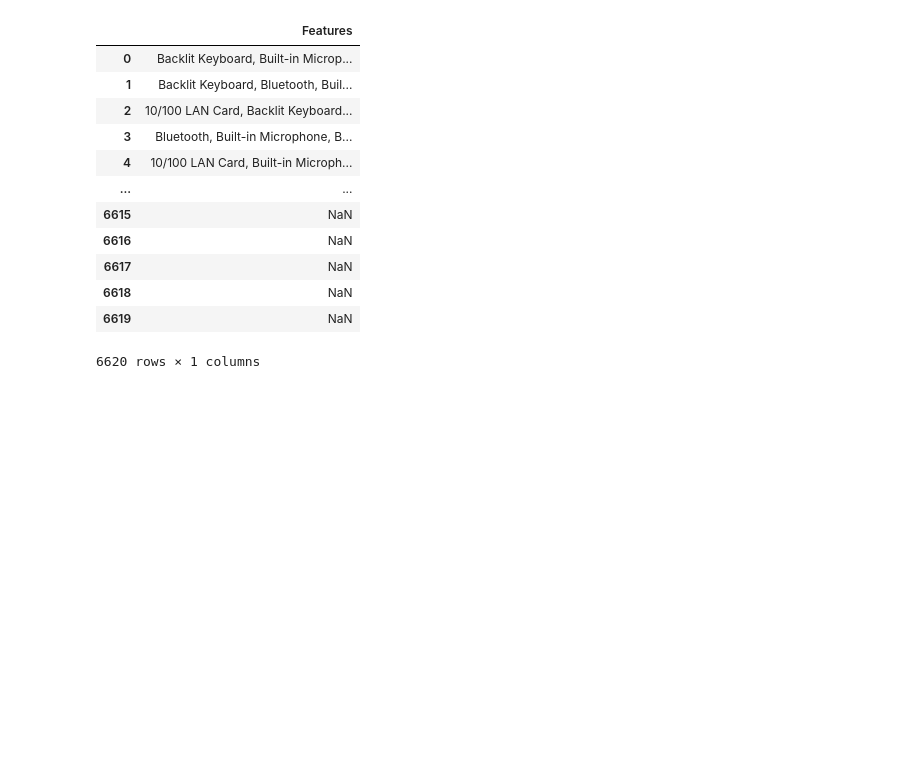
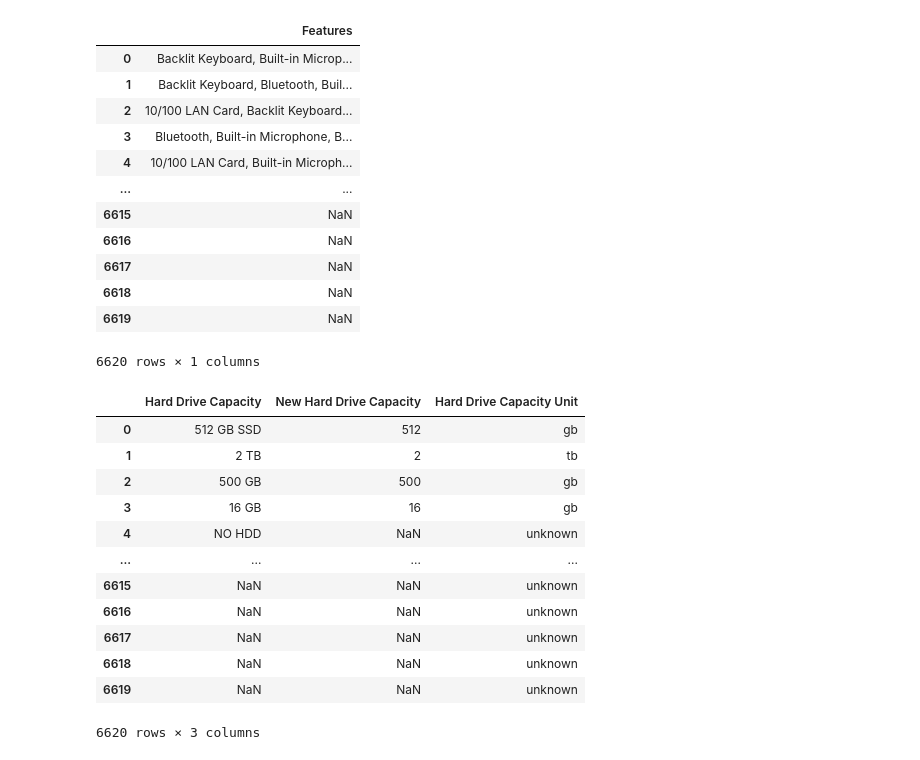
Before and after one commit to ElvinRustamov/Data-Enthusiast-Learning-Journey-Work-Samples, a Jupyter notebook: Ebay Scraper/cleaning.ipynb, the cells around one changed output. Drawn from its saved outputs; the diff is of its cells as text; code cells hidden in the pictures; blank space fills up the shorter version.

```diff
--- a/Ebay Scraper/cleaning.ipynb
+++ b/Ebay Scraper/cleaning.ipynb
@@ -642,0 +621,59 @@ data['Hard Drive Capacity GB'] = new_hard_drive_capacity
+# %%
+# Let's make function for cleaning three columns: Hard Drive Capacity, SSD Capacity and Ram Size.
+
+def cleaning_function(dataframe, c):
+    new_capacity = []
+    new_capacity_unit = []
+
+    for i in dataframe[c].str.lower():
+        if isinstance(i, float):
+            new_capacity.append(np.nan)
+            new_capacity_unit.append('unknown')
+        elif ''.join(i.split()).isalpha():
+            new_capacity.append(np.nan)
+            new_capacity_unit.append('unknown')
+        else:
+            i = ''.join(i.split())
+            if 'gb' in i:
+                new_capacity_unit.append('gb')
+                txt = re.sub('[a-z]', '', i[:i.find('gb')])
+                if txt.isdecimal():
+                    new_capacity.append(txt)
+                else:
+                    new_capacity.append(np.nan)
+            elif 'tb' in i:
+                new_capacity_unit.append('tb')
+                new_capacity.append(i[i.find('tb')-1:i.find('tb')])
+            elif 'mb' in i:
+                new_capacity_unit.append('mb')
+                txt = re.sub('[a-z]', '', i[:i.find('mb')])
+                if txt.isdecimal():
+                    new_capacity.append(txt)
+                else:
+                    new_capacity.append(np.nan)
+            else:
+                new_capacity_unit.append('unknown')
+                new_capacity.append(np.nan)
+
+    return new_capacity, new_capacity_unit
+# %%
+new_hard_drive_capacity, new_hard_drive_capacity_unit = cleaning_function(data, 'Hard Drive Capacity')
+
+data['New Hard Drive Capacity'] = new_hard_drive_capacity
+data['Hard Drive Capacity Unit'] = new_hard_drive_capacity_unit
+
+data.loc[:, ['Hard Drive Capacity', 'New Hard Drive Capacity', 'Hard Drive Capacity Unit']]
+# %% [output]
+|  | Hard Drive Capacity | New Hard Drive Capacity | Hard Drive Capacity Unit |
+| 0 | 512 GB SSD | 512 | gb |
+| 1 | 2 TB | 2 | tb |
+| 2 | 500 GB | 500 | gb |
+| 3 | 16 GB | 16 | gb |
+| 4 | NO HDD | NaN | unknown |
+| ... | ... | ... | ... |
+| 6615 | NaN | NaN | unknown |
+| 6616 | NaN | NaN | unknown |
+| 6617 | NaN | NaN | unknown |
+| 6618 | NaN | NaN | unknown |
+| 6619 | NaN | NaN | unknown |
+6620 rows × 3 columns
```
Also changed, not shown: parts of 18 cells of this notebook, 1 other file.
